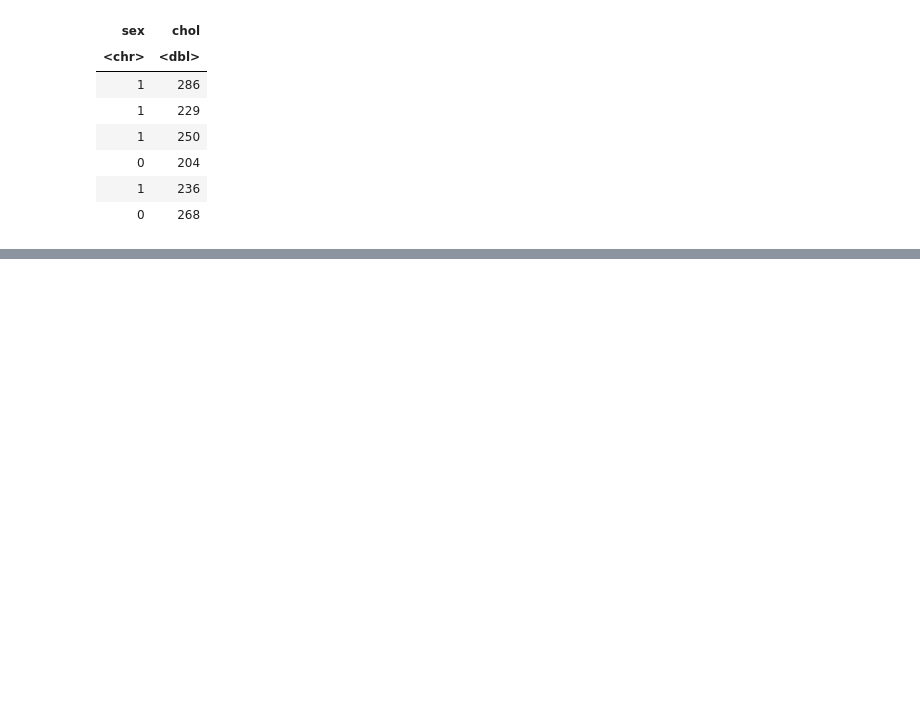
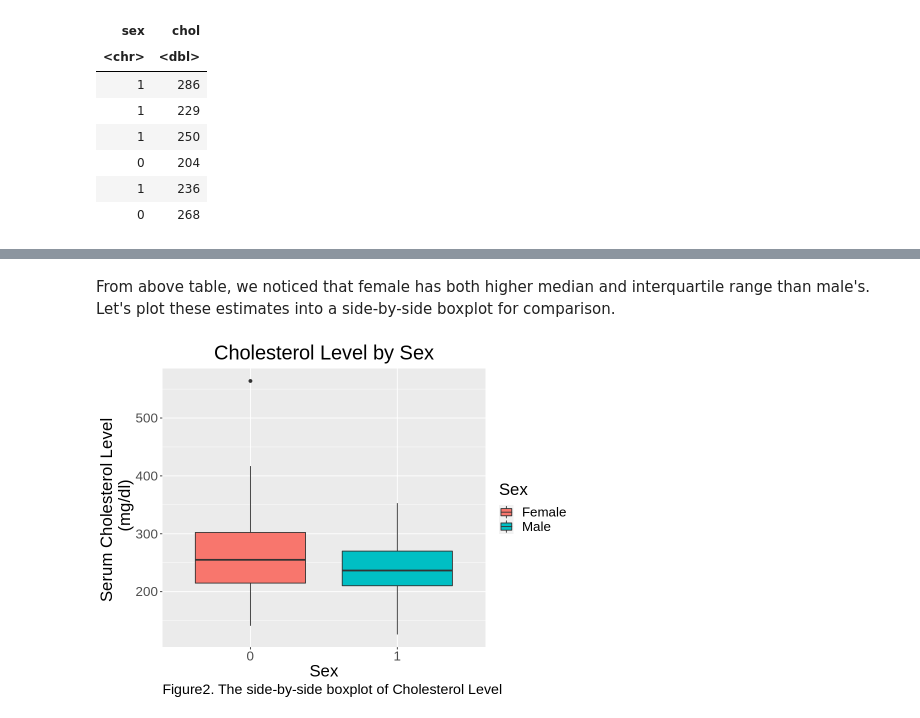
Before and after one commit to kzhang0113/STAT-201-Group-10-Project-, a Jupyter notebook: Project Proposal.ipynb, the cells around one changed output, grey strips where cells are left out. Drawn from its saved outputs; the diff is of its cells as text; code cells hidden in the pictures; blank space fills up the shorter version.

Commit message:
Added estimate table and boxplot

```diff
--- a/Project Proposal.ipynb
+++ b/Project Proposal.ipynb
@@ -114,0 +139,23 @@ chol_hist
+# %% [markdown]
+From above table, we noticed that female has both higher median and interquartile range than male's. Let's plot these estimates into a side-by-side boxplot for comparison.
+# %%
+# set the plot size
+options(repr.plot.width = 8, repr.plot.height = 6)
+
+# create a side-by-side boxplot between male and female
+chol_boxplot <- chol_sex %>%
+    ggplot(aes(x=sex, y=chol, fill=sex)) +
+    geom_boxplot() +
+    labs(x = "Sex",
+         y = "Serum Cholesterol Level \n\ (mg/dl)",
+         fill = "Sex",
+         title = "Cholesterol Level by Sex",
+         caption = "Figure2. The side-by-side boxplot of Cholesterol Level") +
+    theme(text = element_text(size = 20),
+          plot.caption = element_text(size = 17, hjust = 0),
+          plot.title = element_text(hjust = 0.5)) +
+    scale_fill_discrete(labels = c("Female", "Male"))
+
+chol_boxplot
+# %% [output]
+[figure, added]
```
Also changed, not shown: parts of 6 cells of this notebook.
